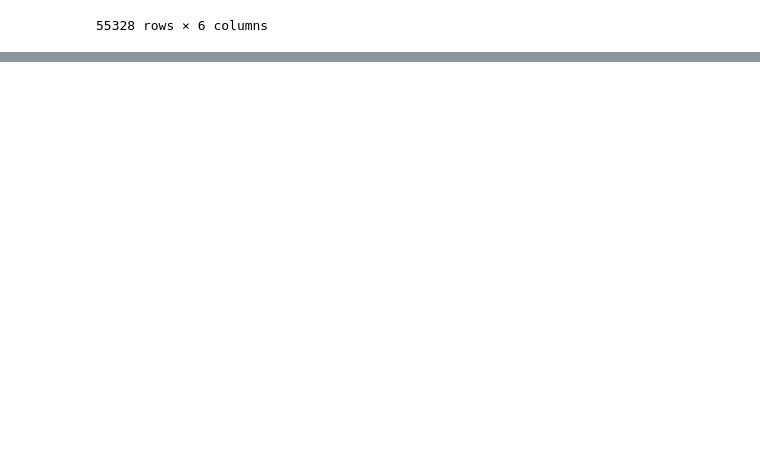
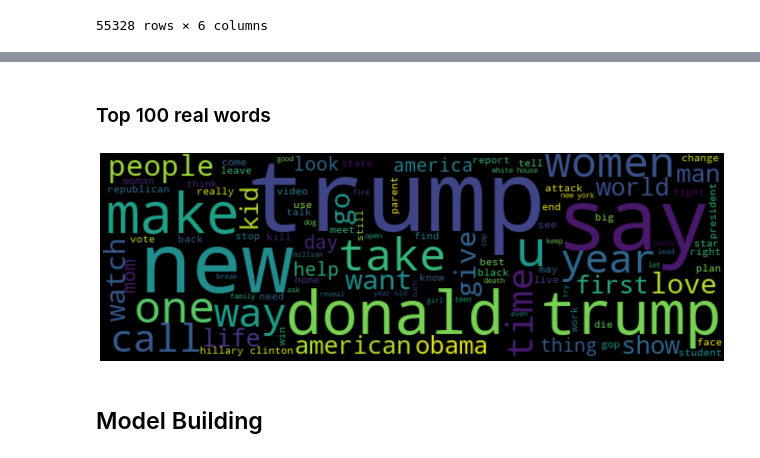
Before and after one commit to chayansraj/Text-Mining-Research, a Jupyter notebook: fake-news-detection.ipynb, the cells around one changed output, grey strips where cells are left out. Drawn from its saved outputs; the diff is of its cells as text; code cells hidden in the pictures; blank space fills up the shorter version.

```diff
--- a/fake-news-detection.ipynb
+++ b/fake-news-detection.ipynb
@@ -201,0 +256,11 @@ px.histogram(headlines,
+# %% [markdown]
+### Top 100 real words
+# %%
+wordcloud = WordCloud(max_words=100, width=600, background_color='black').generate(" ".join(real))
+plt.imshow(wordcloud, interpolation='bilinear')
+plt.axis("off")
+plt.show()
+# %% [output]
+[figure, added]
+# %% [markdown]
+## Model Building
```
Also changed, not shown: parts of 14 cells of this notebook.
